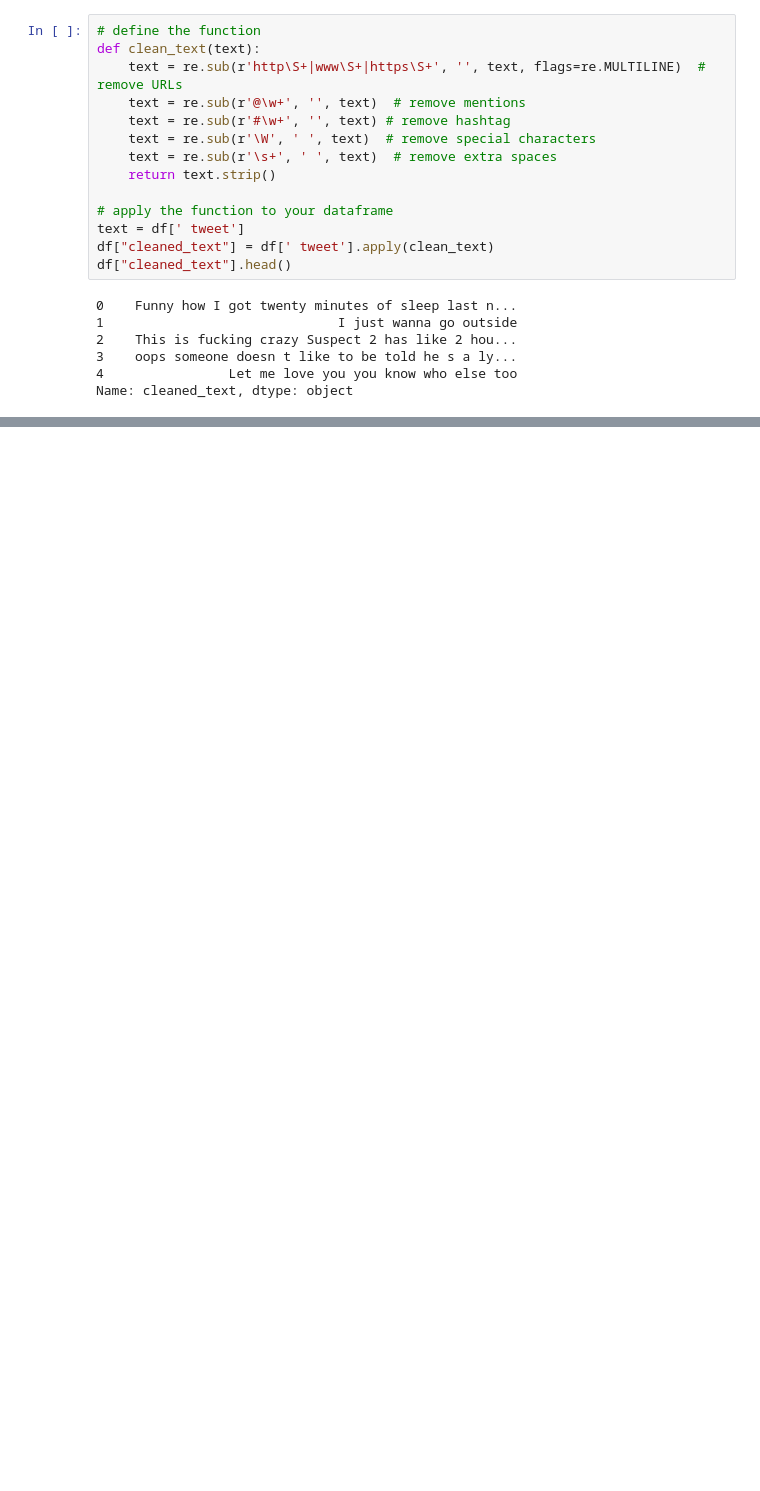
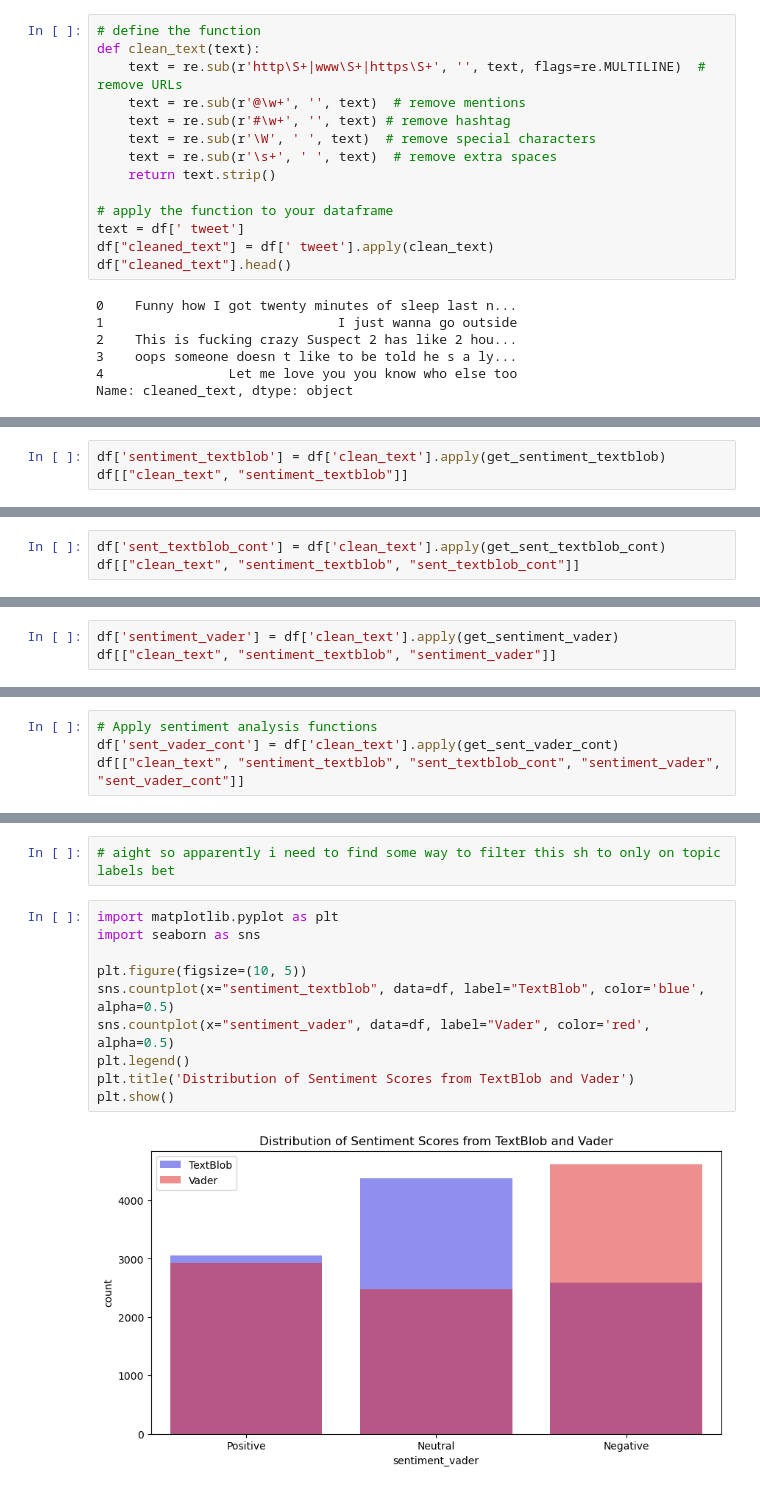
Before and after one commit to finnleyo/final-project-team-teal, a Jupyter notebook: final_project.ipynb, the cells around one changed output, grey strips where cells are left out. Drawn from its saved outputs; the diff is of its cells as text; blank space fills up the shorter version.

Commit message:
draft with sentiment analysis added

```diff
--- a/final_project.ipynb
+++ b/final_project.ipynb
@@ -80,0 +240,3 @@ TypeError: The `text` argument passed to `__init__(text)` must be a string, not
+# %%
+df['sentiment_textblob'] = df['clean_text'].apply(get_sentiment_textblob)
+df[["clean_text", "sentiment_textblob"]]
@@ -80,0 +257,3 @@ TypeError: The `text` argument passed to `__init__(text)` must be a string, not
+# %%
+df['sent_textblob_cont'] = df['clean_text'].apply(get_sent_textblob_cont)
+df[["clean_text", "sentiment_textblob", "sent_textblob_cont"]]
@@ -80,0 +274,3 @@ TypeError: The `text` argument passed to `__init__(text)` must be a string, not
+# %%
+df['sentiment_vader'] = df['clean_text'].apply(get_sentiment_vader)
+df[["clean_text", "sentiment_textblob", "sentiment_vader"]]
@@ -80,0 +291,4 @@ TypeError: The `text` argument passed to `__init__(text)` must be a string, not
+# %%
+# Apply sentiment analysis functions
+df['sent_vader_cont'] = df['clean_text'].apply(get_sent_vader_cont)
+df[["clean_text", "sentiment_textblob", "sent_textblob_cont", "sentiment_vader", "sent_vader_cont"]]
@@ -80,0 +326,14 @@ TypeError: The `text` argument passed to `__init__(text)` must be a string, not
+# %%
+# aight so apparently i need to find some way to filter this sh to only on topic labels bet
+# %%
+import matplotlib.pyplot as plt
+import seaborn as sns
+
+plt.figure(figsize=(10, 5))
+sns.countplot(x="sentiment_textblob", data=df, label="TextBlob", color='blue', alpha=0.5)
+sns.countplot(x="sentiment_vader", data=df, label="Vader", color='red', alpha=0.5)
+plt.legend()
+plt.title('Distribution of Sentiment Scores from TextBlob and Vader')
+plt.show()
+# %% [output]
+[figure, added]
```
Also changed, not shown: parts of 24 cells of this notebook.
